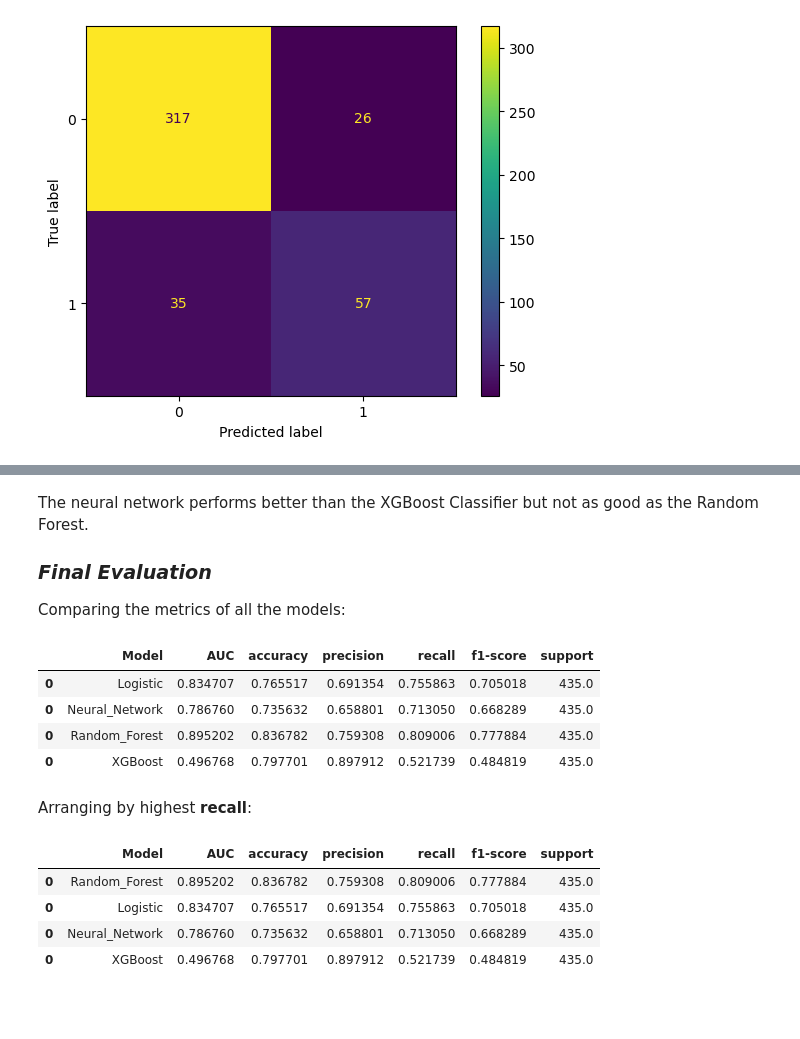
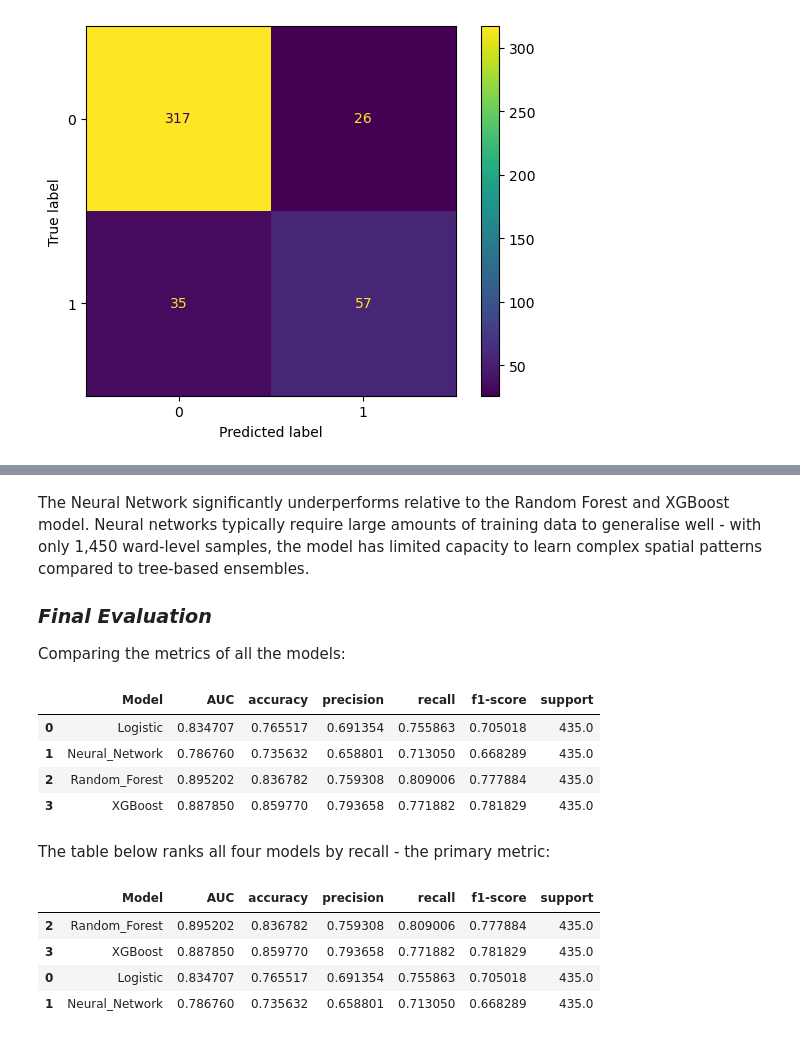
Before and after one commit to T31SHA/Nairobi_Flood_Guard-AI, a Jupyter notebook: notebook.ipynb, the cells around one changed output, grey strips where cells are left out. Cells and saved outputs as stored; diff of their text form; code cells hidden in the pictures; blank space fills up the shorter version.

```diff
--- a/notebook.ipynb
+++ b/notebook.ipynb
@@ -396,14 +403,14 @@ log_reg_pipeline = Pipeline(
 log_reg_pipeline.fit(X_train, y_train)
 
 # Helper function to calculate metrics
-def get_metrics_df(fitted_model, name, X_test=X_test, y_test=y_test):
+def get_metrics_df(pipeline, name, X_test=X_test, y_test=y_test):
     """
-    NB: This function takes a fitted model
+    NB: This function takes a fitted pipeline
     """
     metrics_dict = {}
     metrics_dict['Model'] = name
-    preds = fitted_model.predict(X_test)
-    probas = fitted_model.predict_proba(X_test)[:, 1]
+    preds = pipeline.predict(X_test)
+    probas = pipeline.predict_proba(X_test)[:, 1]
 
     # Get roc score
     metrics_dict['AUC'] = [roc_auc_score(y_test, probas)]
@@ -473,7 +480,7 @@ xg_boost_pipeline = Pipeline(
 
 xg_boost_pipeline.fit(X_train, y_train)
 
-xg_boost_df = get_metrics_df(xg_boost_model, "XGBoost")
+xg_boost_df = get_metrics_df(xg_boost_pipeline, "XGBoost")
 xg_boost_df
 # %% [output]
 |  | Model | AUC | accuracy | precision | recall | f1-score | support |
@@ -529,6 +536,6 @@ plt.show()
 [figure]
 # %% [markdown]
-The neural network performs better than the XGBoost Classifier but not as good as the Random Forest.
+The Neural Network significantly underperforms relative to the Random Forest and XGBoost model. Neural networks typically require large amounts of training data to generalise well - with only 1,450 ward-level samples, the model has limited capacity to learn complex spatial patterns compared to tree-based ensembles.
 
 ### *Final Evaluation*
 
@@ -536,28 +543,29 @@ Comparing the metrics of all the models:
 # %%
 all_models_df = pd.concat(
     [
         logistic_df,
         nn_model_df,
         random_forest_df,
         xg_boost_df,
     ],
-    axis=0
+    axis=0,
+    ignore_index=True
 )
 all_models_df
 # %% [output]
 |  | Model | AUC | accuracy | precision | recall | f1-score | support |
 | 0 | Logistic | 0.834707 | 0.765517 | 0.691354 | 0.755863 | 0.705018 | 435.0 |
-| 0 | Neural_Network | 0.786760 | 0.735632 | 0.658801 | 0.713050 | 0.668289 | 435.0 |
-| 0 | Random_Forest | 0.895202 | 0.836782 | 0.759308 | 0.809006 | 0.777884 | 435.0 |
-| 0 | XGBoost | 0.496768 | 0.797701 | 0.897912 | 0.521739 | 0.484819 | 435.0 |
+| 1 | Neural_Network | 0.786760 | 0.735632 | 0.658801 | 0.713050 | 0.668289 | 435.0 |
+| 2 | Random_Forest | 0.895202 | 0.836782 | 0.759308 | 0.809006 | 0.777884 | 435.0 |
+| 3 | XGBoost | 0.887850 | 0.859770 | 0.793658 | 0.771882 | 0.781829 | 435.0 |
 # %% [markdown]
-Arranging by highest **recall**:
+The table below ranks all four models by recall - the primary metric:
 # %%
 all_models_df.sort_values(by='recall', ascending=False)
 # %% [output]
 |  | Model | AUC | accuracy | precision | recall | f1-score | support |
-| 0 | Random_Forest | 0.895202 | 0.836782 | 0.759308 | 0.809006 | 0.777884 | 435.0 |
+| 2 | Random_Forest | 0.895202 | 0.836782 | 0.759308 | 0.809006 | 0.777884 | 435.0 |
+| 3 | XGBoost | 0.887850 | 0.859770 | 0.793658 | 0.771882 | 0.781829 | 435.0 |
 | 0 | Logistic | 0.834707 | 0.765517 | 0.691354 | 0.755863 | 0.705018 | 435.0 |
-| 0 | Neural_Network | 0.786760 | 0.735632 | 0.658801 | 0.713050 | 0.668289 | 435.0 |
-| 0 | XGBoost | 0.496768 | 0.797701 | 0.897912 | 0.521739 | 0.484819 | 435.0 |
+| 1 | Neural_Network | 0.786760 | 0.735632 | 0.658801 | 0.713050 | 0.668289 | 435.0 |
 # %% [markdown]
```
Also changed, not shown: parts of 13 cells of this notebook.
